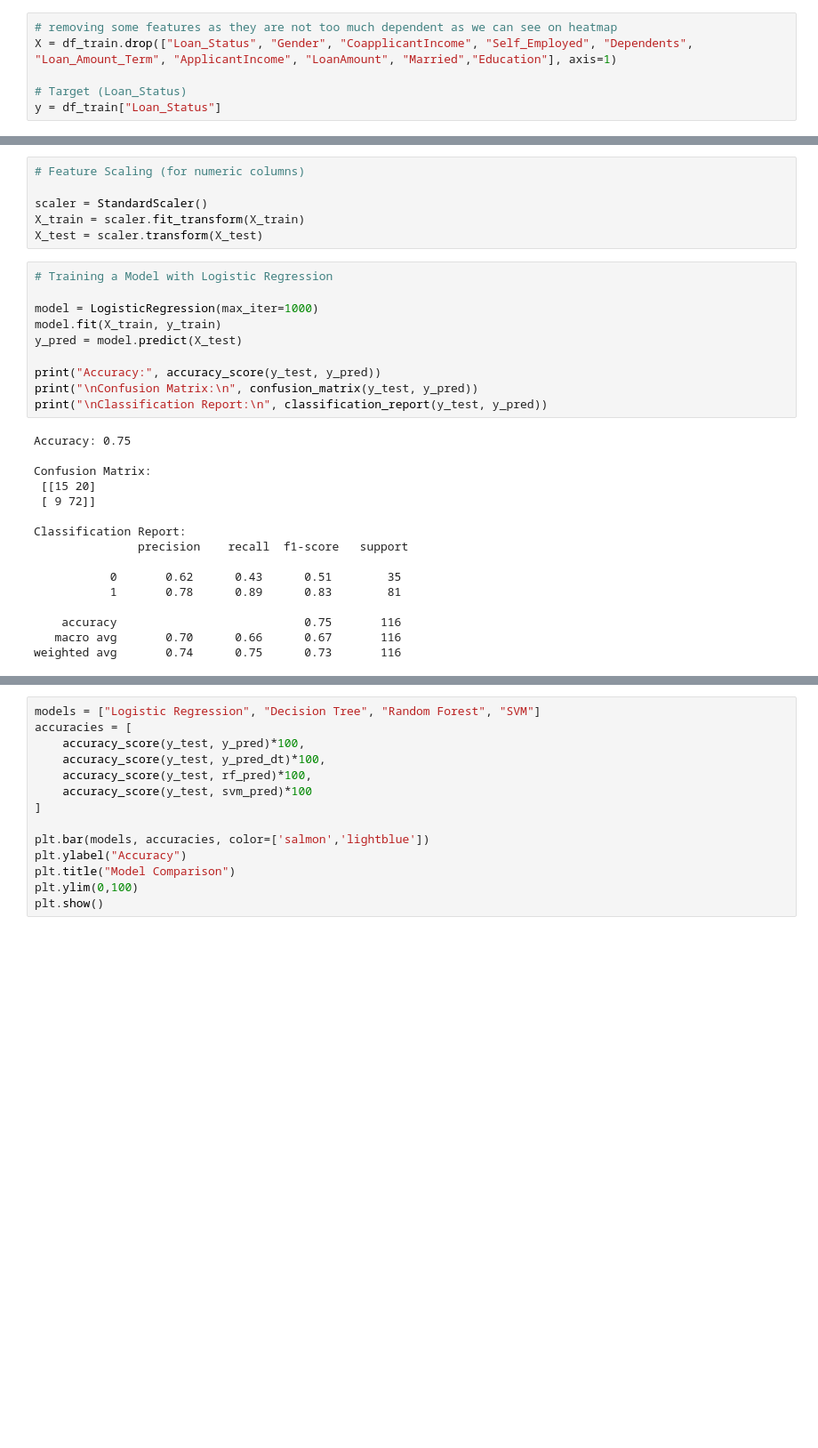
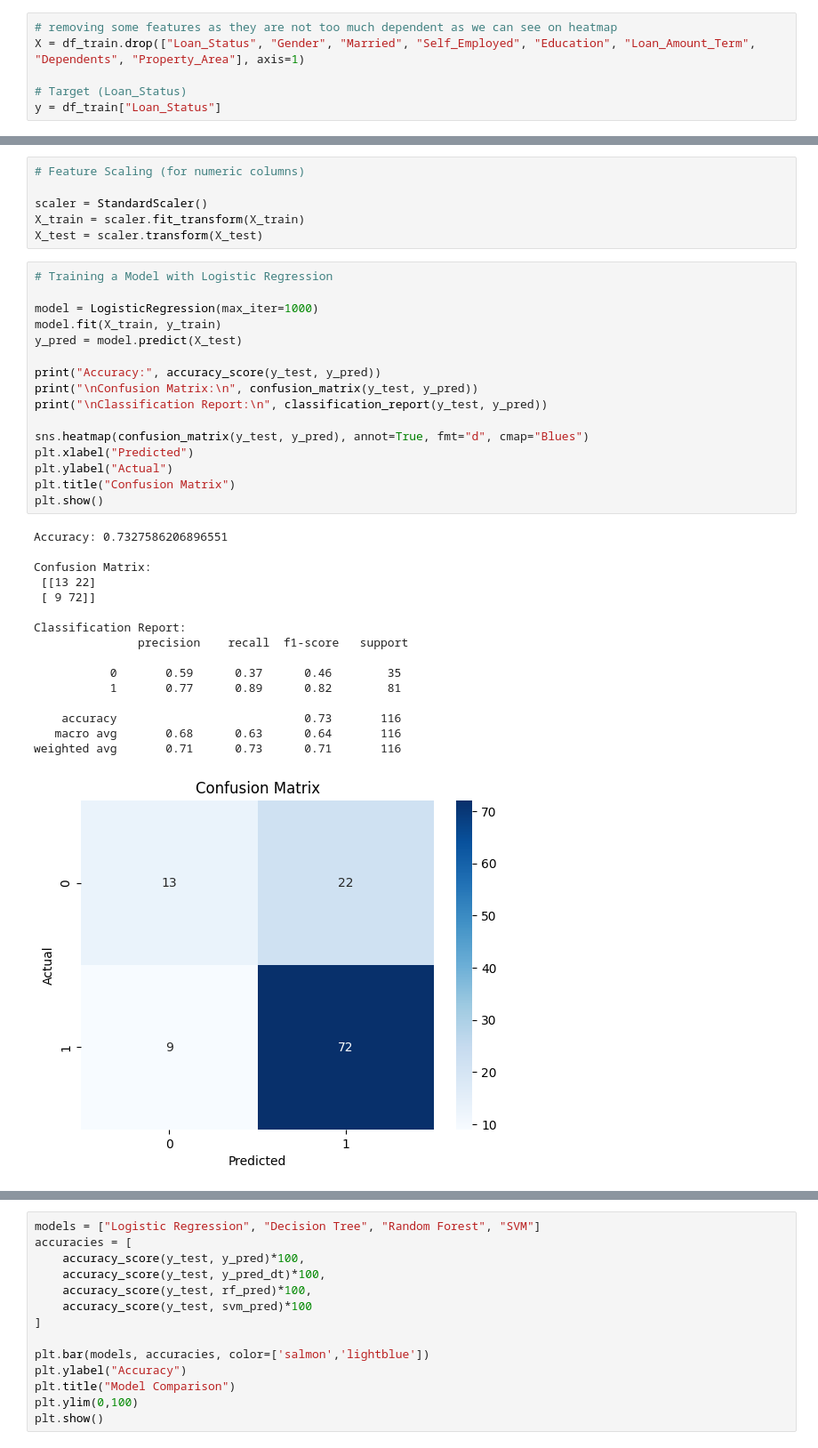
Before and after one commit to AnuragGupta181/Loan-Predictor, a Jupyter notebook: modal.ipynb, the cells around one changed output, grey strips where cells are left out. Shown at 89% size. Saved outputs shown, nothing was run; the diff lists cells and outputs as text; blank space fills up the shorter version.

```diff
--- a/modal.ipynb
+++ b/modal.ipynb
@@ -191,7 +191,7 @@ plt.show()
 # Model Training
 # %%
 # removing some features as they are not too much dependent as we can see on heatmap
-X = df_train.drop(["Loan_Status", "Gender", "CoapplicantIncome", "Self_Employed", "Dependents", "Loan_Amount_Term", "ApplicantIncome", "LoanAmount", "Married","Education"], axis=1)
+X = df_train.drop(["Loan_Status", "Gender", "Married", "Self_Employed", "Education", "Loan_Amount_Term", "Dependents", "Property_Area"], axis=1)
 
 # Target (Loan_Status)
 y = df_train["Loan_Status"]
@@ -208,29 +208,36 @@ X_test = scaler.transform(X_test)
 # %%
 # Training a Model with Logistic Regression
 
 model = LogisticRegression(max_iter=1000)
 model.fit(X_train, y_train)
 y_pred = model.predict(X_test)
 
 print("Accuracy:", accuracy_score(y_test, y_pred))
 print("\nConfusion Matrix:\n", confusion_matrix(y_test, y_pred))
 print("\nClassification Report:\n", classification_report(y_test, y_pred))
+
+sns.heatmap(confusion_matrix(y_test, y_pred), annot=True, fmt="d", cmap="Blues")
+plt.xlabel("Predicted")
+plt.ylabel("Actual")
+plt.title("Confusion Matrix")
+plt.show()
 # %% [output]
-Accuracy: 0.75
+Accuracy: 0.7327586206896551
 
 Confusion Matrix:
- [[15 20]
+ [[13 22]
  [ 9 72]]
 
 Classification Report:
                precision    recall  f1-score   support
 
-           0       0.62      0.43      0.51        35
-           1       0.78      0.89      0.83        81
+           0       0.59      0.37      0.46        35
+           1       0.77      0.89      0.82        81
 
-    accuracy                           0.75       116
-   macro avg       0.70      0.66      0.67       116
-weighted avg       0.74      0.75      0.73       116
+    accuracy                           0.73       116
+   macro avg       0.68      0.63      0.64       116
+weighted avg       0.71      0.73      0.71       116
+[figure, added]
 # %%
 # Training a Model with Decision Tree
 
```
Also changed, not shown: parts of 4 cells of this notebook.
